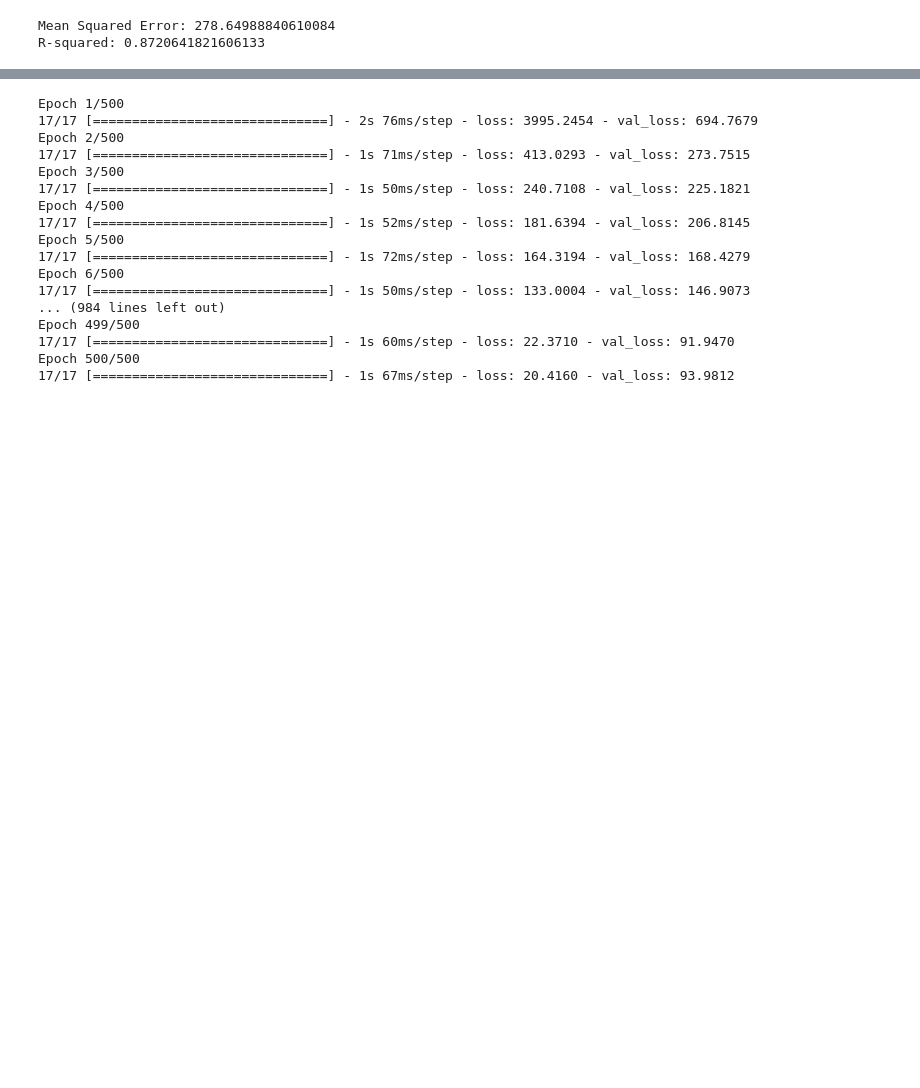
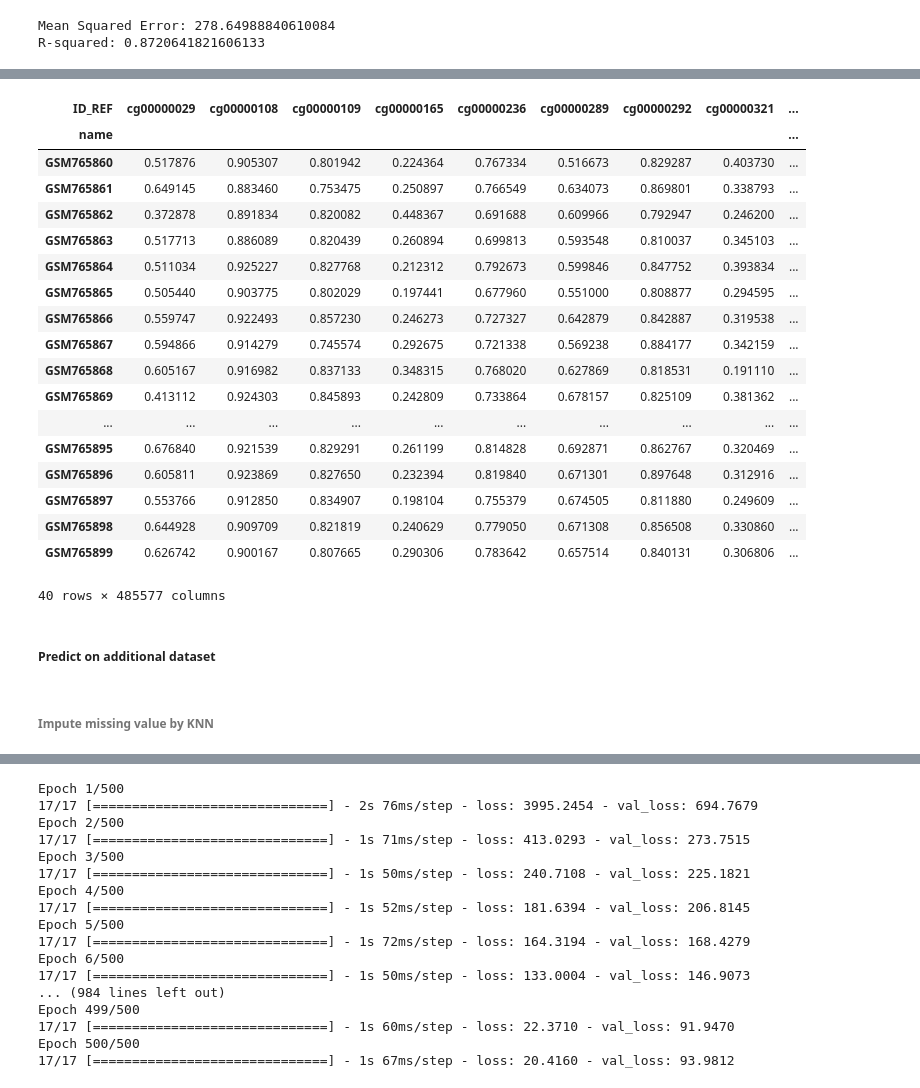
Before and after one commit to curryhank08/analyze-data-from-GEO-in-python, a Jupyter notebook: LR_in_python.ipynb, the cells around one changed output, grey strips where cells are left out. Saved outputs shown, nothing was run; the diff lists cells and outputs as text; code cells hidden in the pictures; blank space fills up the shorter version.

```diff
--- a/LR_in_python.ipynb
+++ b/LR_in_python.ipynb
@@ -2315,0 +2415,27 @@ R-squared: 0.5543025262808035
+# %%
+data = pivoted_samples_30870.T
+data
+# %% [output]
+| ID_REF | cg00000029 | cg00000108 | cg00000109 | cg00000165 | cg00000236 | cg00000289 | cg00000292 | cg00000321 | ... |
+| name |  |  |  |  |  |  |  |  | ... |
+| GSM765860 | 0.517876 | 0.905307 | 0.801942 | 0.224364 | 0.767334 | 0.516673 | 0.829287 | 0.403730 | ... |
+| GSM765861 | 0.649145 | 0.883460 | 0.753475 | 0.250897 | 0.766549 | 0.634073 | 0.869801 | 0.338793 | ... |
+| GSM765862 | 0.372878 | 0.891834 | 0.820082 | 0.448367 | 0.691688 | 0.609966 | 0.792947 | 0.246200 | ... |
+| GSM765863 | 0.517713 | 0.886089 | 0.820439 | 0.260894 | 0.699813 | 0.593548 | 0.810037 | 0.345103 | ... |
+| GSM765864 | 0.511034 | 0.925227 | 0.827768 | 0.212312 | 0.792673 | 0.599846 | 0.847752 | 0.393834 | ... |
+| GSM765865 | 0.505440 | 0.903775 | 0.802029 | 0.197441 | 0.677960 | 0.551000 | 0.808877 | 0.294595 | ... |
+| GSM765866 | 0.559747 | 0.922493 | 0.857230 | 0.246273 | 0.727327 | 0.642879 | 0.842887 | 0.319538 | ... |
+| GSM765867 | 0.594866 | 0.914279 | 0.745574 | 0.292675 | 0.721338 | 0.569238 | 0.884177 | 0.342159 | ... |
+| GSM765868 | 0.605167 | 0.916982 | 0.837133 | 0.348315 | 0.768020 | 0.627869 | 0.818531 | 0.191110 | ... |
+| GSM765869 | 0.413112 | 0.924303 | 0.845893 | 0.242809 | 0.733864 | 0.678157 | 0.825109 | 0.381362 | ... |
+| ... | ... | ... | ... | ... | ... | ... | ... | ... | ... |
+| GSM765895 | 0.676840 | 0.921539 | 0.829291 | 0.261199 | 0.814828 | 0.692871 | 0.862767 | 0.320469 | ... |
+| GSM765896 | 0.605811 | 0.923869 | 0.827650 | 0.232394 | 0.819840 | 0.671301 | 0.897648 | 0.312916 | ... |
+| GSM765897 | 0.553766 | 0.912850 | 0.834907 | 0.198104 | 0.755379 | 0.674505 | 0.811880 | 0.249609 | ... |
+| GSM765898 | 0.644928 | 0.909709 | 0.821819 | 0.240629 | 0.779050 | 0.671308 | 0.856508 | 0.330860 | ... |
+| GSM765899 | 0.626742 | 0.900167 | 0.807665 | 0.290306 | 0.783642 | 0.657514 | 0.840131 | 0.306806 | ... |
+40 rows × 485577 columns
+# %% [markdown]
+##### Predict on additional dataset
+# %% [markdown]
+###### Impute missing value by KNN
```
Also changed, not shown: parts of 25 cells of this notebook.
